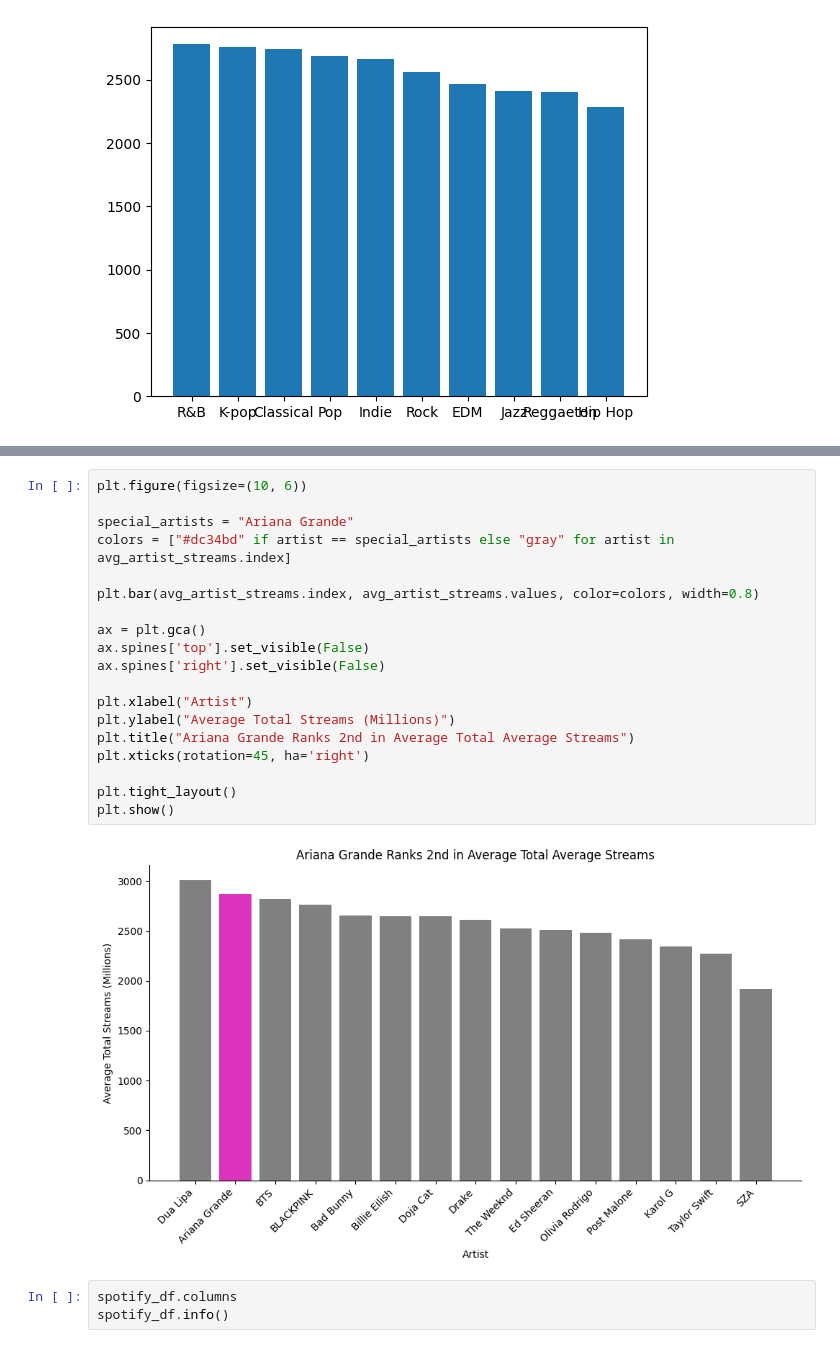
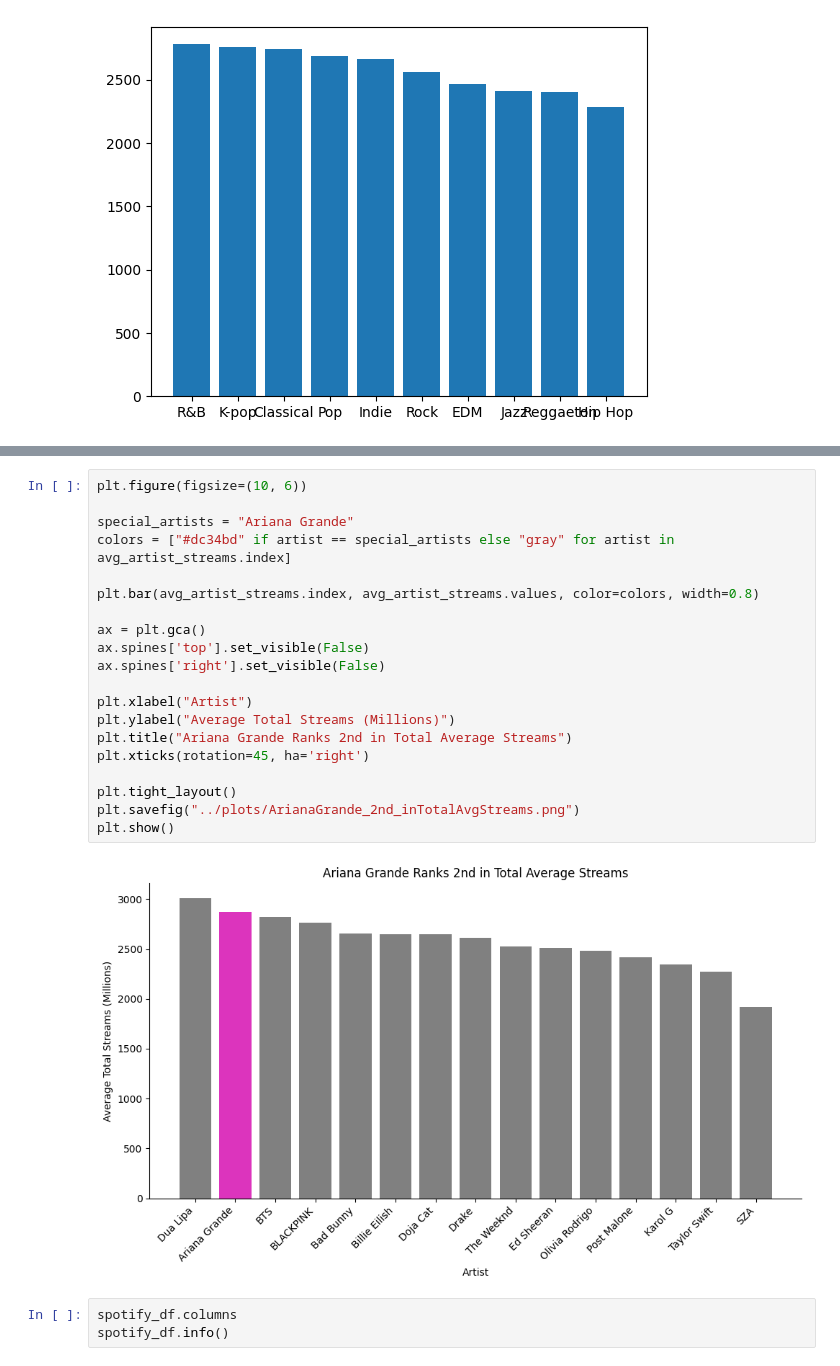
Before and after one commit to nayalys/learning_plots_nayalys_santiesteban, a Jupyter notebook: notebooks/visualization_practice.ipynb, the cells around one changed output, grey strips where cells are left out. Drawn from its saved outputs; the diff is of its cells as text.

```diff
--- a/notebooks/visualization_practice.ipynb
+++ b/notebooks/visualization_practice.ipynb
@@ -107,24 +110,25 @@ plt.show()
 # %%
 plt.figure(figsize=(10, 6))
 
 special_artists = "Ariana Grande"
 colors = ["#dc34bd" if artist == special_artists else "gray" for artist in avg_artist_streams.index]
 
 plt.bar(avg_artist_streams.index, avg_artist_streams.values, color=colors, width=0.8)
 
 ax = plt.gca()
 ax.spines['top'].set_visible(False)
 ax.spines['right'].set_visible(False)
 
 plt.xlabel("Artist")
 plt.ylabel("Average Total Streams (Millions)")
-plt.title("Ariana Grande Ranks 2nd in Average Total Average Streams")
+plt.title("Ariana Grande Ranks 2nd in Total Average Streams")
 plt.xticks(rotation=45, ha='right')
 
 plt.tight_layout()
+plt.savefig("../plots/ArianaGrande_2nd_inTotalAvgStreams.png")
 plt.show()
 # %% [output]
-[figure, old version]
+[figure, new version]
 # %%
 spotify_df.columns
 spotify_df.info()
```
Also changed, not shown: parts of 13 cells of this notebook, 14 other files.
